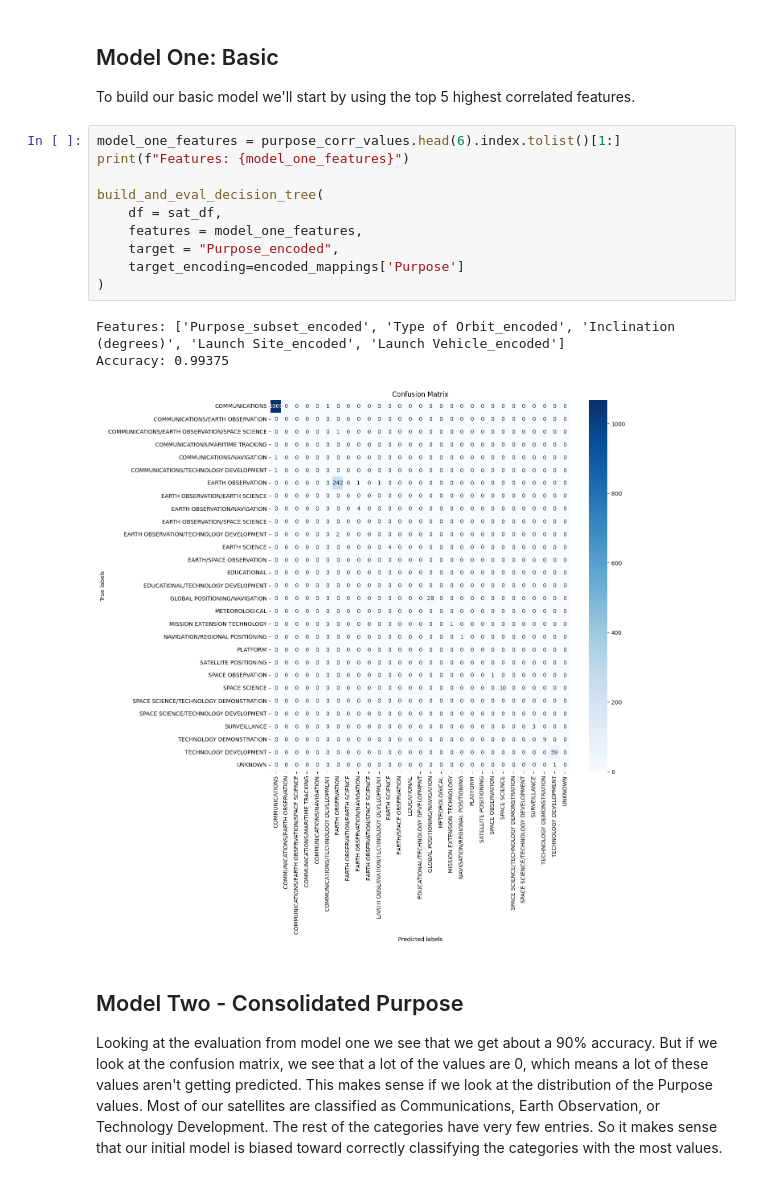
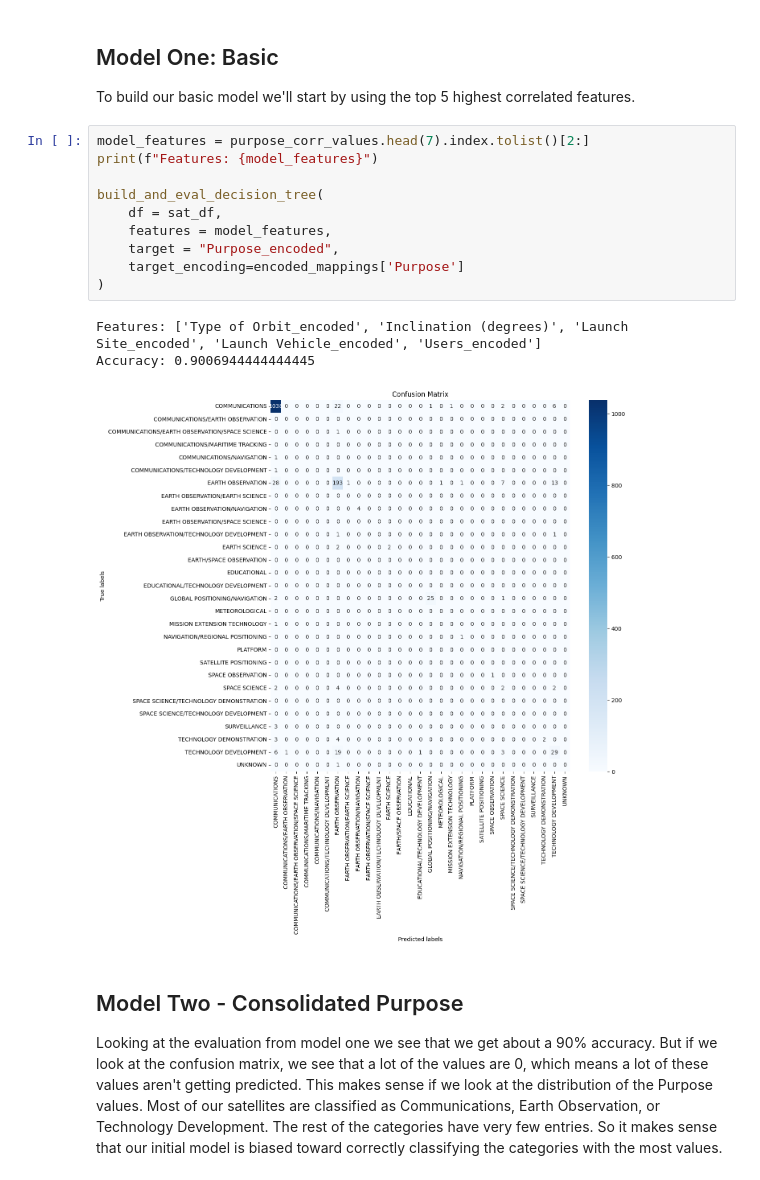
Before and after one commit to iffigueroa/Satellite-Classification, a Jupyter notebook: satellite_classification.ipynb, the cells around one changed output. Saved outputs shown, nothing was run; the diff lists cells and outputs as text.

```diff
--- a/satellite_classification.ipynb
+++ b/satellite_classification.ipynb
@@ -523,19 +503,19 @@ def build_and_eval_decision_tree(df: pd.DataFrame, features: List[str], target:
 
 To build our basic model we'll start by using the top 5 highest correlated features.
 # %%
-model_one_features = purpose_corr_values.head(6).index.tolist()[1:]
-print(f"Features: {model_one_features}")
+model_features = purpose_corr_values.head(7).index.tolist()[2:]
+print(f"Features: {model_features}")
 
 build_and_eval_decision_tree(
     df = sat_df,
-    features = model_one_features,
+    features = model_features,
     target = "Purpose_encoded",
     target_encoding=encoded_mappings['Purpose']
 )
 # %% [output]
-Features: ['Purpose_subset_encoded', 'Type of Orbit_encoded', 'Inclination (degrees)', 'Launch Site_encoded', 'Launch Vehicle_encoded']
-Accuracy: 0.99375
+Features: ['Type of Orbit_encoded', 'Inclination (degrees)', 'Launch Site_encoded', 'Launch Vehicle_encoded', 'Users_encoded']
+Accuracy: 0.9006944444444445
-[figure, old version]
+[figure, new version]
 # %% [markdown]
 
 ## Model Two - Consolidated Purpose
```
Also changed, not shown: parts of 13 cells of this notebook.
